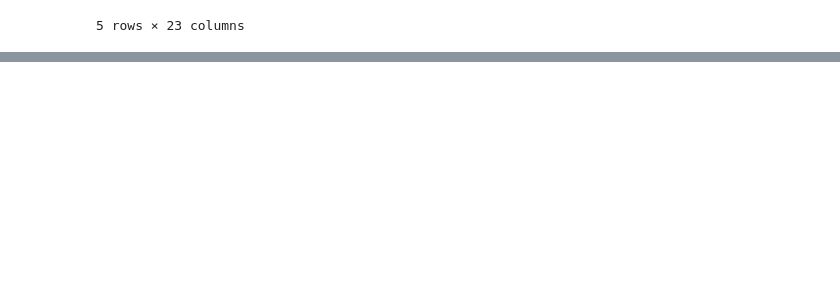
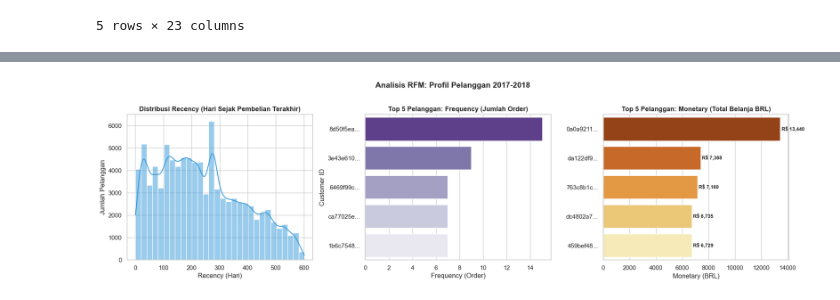
Before and after one commit to Cytect/ecommerce-analytics-dashboard, a Jupyter notebook: notebook.ipynb, the cells around one changed output, grey strips where cells are left out. Saved outputs shown, nothing was run; the diff lists cells and outputs as text; code cells hidden in the pictures; blank space fills up the shorter version.

```diff
--- a/notebook.ipynb
+++ b/notebook.ipynb
@@ -559,0 +416,14 @@ Ukuran baris dan kolom: (110197, 13)
+# %%
+# Kalkulasi RFM per pelanggan (2017-2018)
+recent_date = df_filtered['order_purchase_timestamp'].max() + pd.Timedelta(days=1)
+
+rfm_df = df_filtered.groupby('customer_unique_id').agg({
+    'order_purchase_timestamp': lambda x: (recent_date - x.max()).days,
+    'order_id': 'nunique',
+    'price': 'sum'
+}).reset_index()
+
+rfm_df.columns = ['customer_unique_id', 'recency', 'frequency', 'monetary']
+
+print('Ringkasan statistik RFM:')
+print(rfm_df[['recency', 'frequency', 'monetary']].describe())
@@ -559,0 +582,31 @@ Ukuran baris dan kolom: (110197, 13)
+# %%
+fig, axes = plt.subplots(nrows=1, ncols=3, figsize=(18, 5))
+
+# Distribusi Recency
+sns.histplot(rfm_df['recency'], bins=30, kde=True, color='#3498db', ax=axes[0])
+axes[0].set_title('Distribusi Recency (Hari Sejak Pembelian Terakhir)', fontweight='bold')
+axes[0].set_xlabel('Recency (Hari)')
+axes[0].set_ylabel('Jumlah Pelanggan')
+
+# Top 5 Frequency
+top_freq = rfm_df.sort_values(by='frequency', ascending=False).head(5)
+sns.barplot(x=top_freq['frequency'], y=top_freq['customer_unique_id'].str[:8] + '...', palette='Purples_r', ax=axes[1])
+axes[1].set_title('Top 5 Pelanggan: Frequency (Jumlah Order)', fontweight='bold')
+axes[1].set_xlabel('Frequency (Order)')
+axes[1].set_ylabel('Customer ID')
+
+# Top 5 Monetary
+top_mon = rfm_df.sort_values(by='monetary', ascending=False).head(5)
+sns.barplot(x=top_mon['monetary'], y=top_mon['customer_unique_id'].str[:8] + '...', palette='YlOrBr_r', ax=axes[2])
+axes[2].set_title('Top 5 Pelanggan: Monetary (Total Belanja BRL)', fontweight='bold')
+axes[2].set_xlabel('Monetary (BRL)')
+axes[2].set_ylabel('')
+
+for i, v in enumerate(top_mon['monetary']):
+    axes[2].text(v + 100, i, f'R$ {v:,.0f}', va='center', fontweight='bold', fontsize=9)
+
+plt.suptitle('Analisis RFM: Profil Pelanggan 2017-2018', fontsize=14, fontweight='bold', y=1.02)
+plt.tight_layout()
+plt.show()
+# %% [output]
+[figure, added]
```
Also changed, not shown: parts of 79 cells of this notebook, 1 other file.
